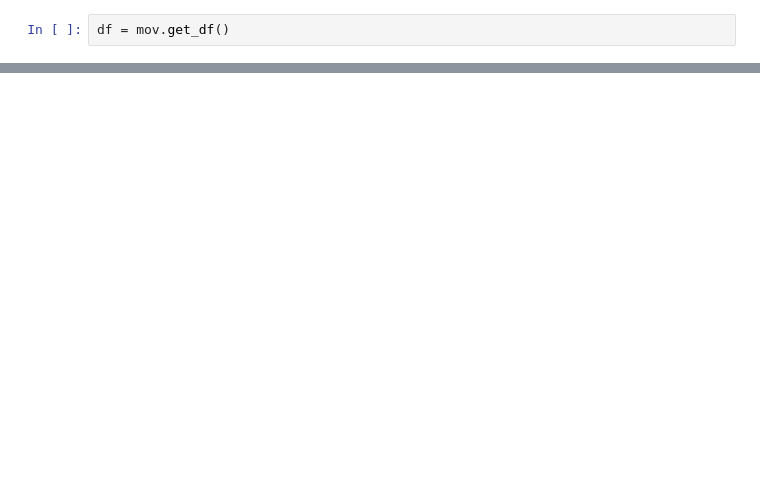
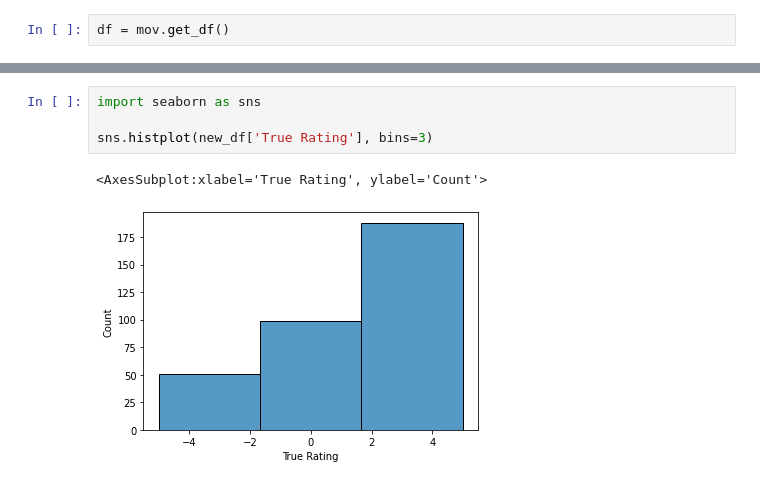
Before and after one commit to AceDitko/MovieRecommender, a Jupyter notebook: MovieRecommend.ipynb, the cells around one changed output, grey strips where cells are left out. Saved outputs shown, nothing was run; the diff lists cells and outputs as text; blank space fills up the shorter version.

```diff
--- a/MovieRecommend.ipynb
+++ b/MovieRecommend.ipynb
@@ -118,0 +315,7 @@ Index(['Actors', 'Awards', 'BoxOffice', 'Director', 'Genre', 'Metascore',
+# %%
+import seaborn as sns
+
+sns.histplot(new_df['True Rating'], bins=3)
+# %% [output]
+<AxesSubplot:xlabel='True Rating', ylabel='Count'>
+[figure, added]
```
Also changed, not shown: parts of 12 cells of this notebook, 2 other files.
